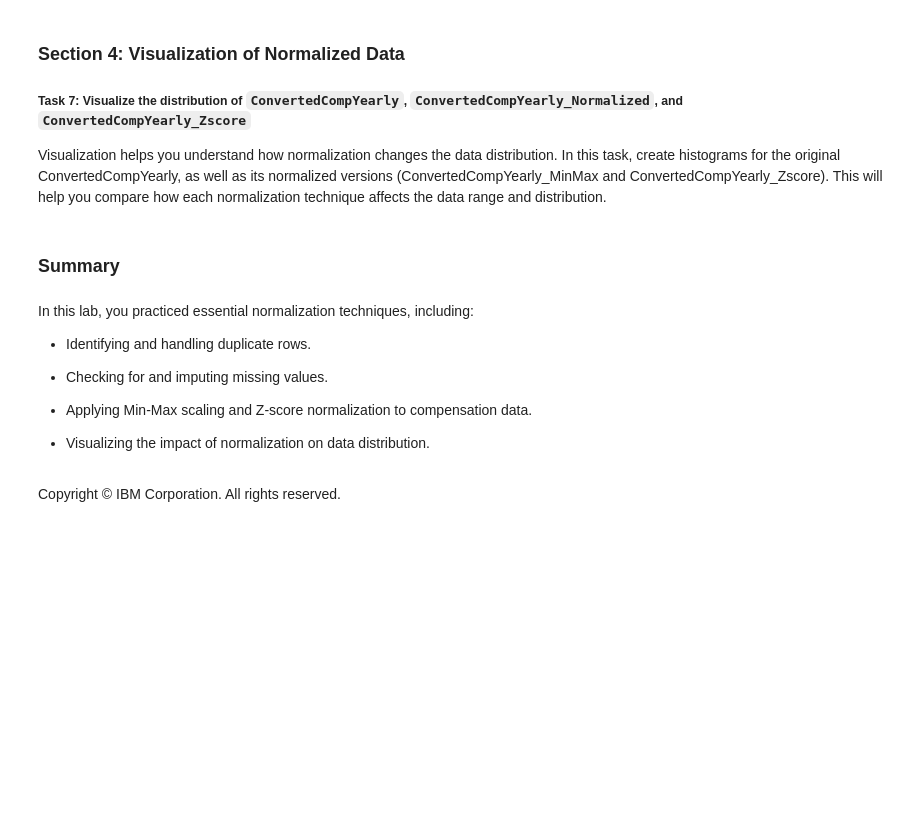
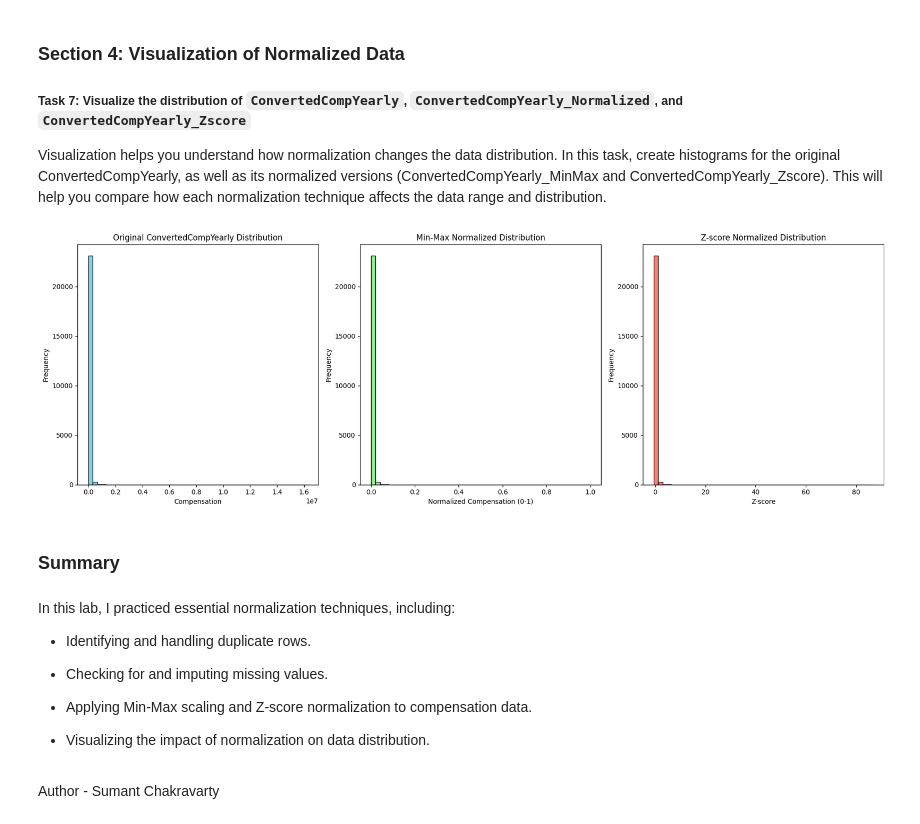
Before and after one commit to Sumant-crty/IBM-Data-Analyst-Capstone-Project, a Jupyter notebook: Hands-on Lab 10 Normalizing Data.ipynb, the cells around one changed output. Drawn from its saved outputs; the diff is of its cells as text; code cells hidden in the pictures; blank space fills up the shorter version.

```diff
--- a/Hands-on Lab 10 Normalizing Data.ipynb
+++ b/Hands-on Lab 10 Normalizing Data.ipynb
@@ -121,0 +118,8 @@ Normalization is commonly applied to compensation data to bring values within a
+# %%
+compensation_column = 'ConvertedCompYearly'
+print(f"Identifying compensation column: {compensation_column}")
+print(f"Number of missing values in '{compensation_column}': {df[compensation_column].isnull().sum()}")
+
+# Handle missing values in ConvertedCompYearly by dropping rows for normalization
+df.dropna(subset=[compensation_column], inplace=True)
+print(f"Number of missing values in '{compensation_column}' after dropping NaNs: {df[compensation_column].isnull().sum()}")
@@ -126,0 +133,6 @@ Min-Max Scaling brings all values in a column to a 0-1 range, making it useful f
+# %%
+min_val = df[compensation_column].min()
+max_val = df[compensation_column].max()
+df['ConvertedCompYearly_MinMax'] = (df[compensation_column] - min_val) / (max_val - min_val)
+print("Min-Max Normalization applied to 'ConvertedCompYearly'.")
+print(df[['ConvertedCompYearly', 'ConvertedCompYearly_MinMax']].head())
@@ -132,0 +151,6 @@ Z-score normalization standardizes values by converting them to a distribution w
+# %%
+mean_val = df[compensation_column].mean()
+std_val = df[compensation_column].std()
+df['ConvertedCompYearly_Zscore'] = (df[compensation_column] - mean_val) / std_val
+print("Z-score Normalization applied to 'ConvertedCompYearly'.")
+print(df[['ConvertedCompYearly', 'ConvertedCompYearly_Zscore']].head())
@@ -140,7 +170,37 @@ Visualization helps you understand how normalization changes the data distributi
+# %%
+import matplotlib.pyplot as plt
+
+plt.figure(figsize=(18, 6))
+
+# Original distribution
+plt.subplot(1, 3, 1)
+plt.hist(df['ConvertedCompYearly'], bins=50, color='skyblue', edgecolor='black')
+plt.title('Original ConvertedCompYearly Distribution')
+plt.xlabel('Compensation')
+plt.ylabel('Frequency')
+
+# Min-Max Normalized distribution
+plt.subplot(1, 3, 2)
+plt.hist(df['ConvertedCompYearly_MinMax'], bins=50, color='lightgreen', edgecolor='black')
+plt.title('Min-Max Normalized Distribution')
+plt.xlabel('Normalized Compensation (0-1)')
+plt.ylabel('Frequency')
+
+# Z-score Normalized distribution
+plt.subplot(1, 3, 3)
+plt.hist(df['ConvertedCompYearly_Zscore'], bins=50, color='salmon', edgecolor='black')
+plt.title('Z-score Normalized Distribution')
+plt.xlabel('Z-score')
+plt.ylabel('Frequency')
+
+plt.tight_layout()
+plt.show()
+# %% [output]
+[figure, added]
 # %% [markdown]
 ### Summary
 # %% [markdown]
-In this lab, you practiced essential normalization techniques, including:
+In this lab, I practiced essential normalization techniques, including:
 
 - Identifying and handling duplicate rows.
 
@@ -149,5 +209,5 @@ In this lab, you practiced essential normalization techniques, including:
 - Applying Min-Max scaling and Z-score normalization to compensation data.
 
 - Visualizing the impact of normalization on data distribution.
-# %% [markdown]
-Copyright © IBM Corporation. All rights reserved.
+# %% [markdown]
+Author - Sumant Chakravarty
```
Also changed, not shown: parts of 17 cells of this notebook.
